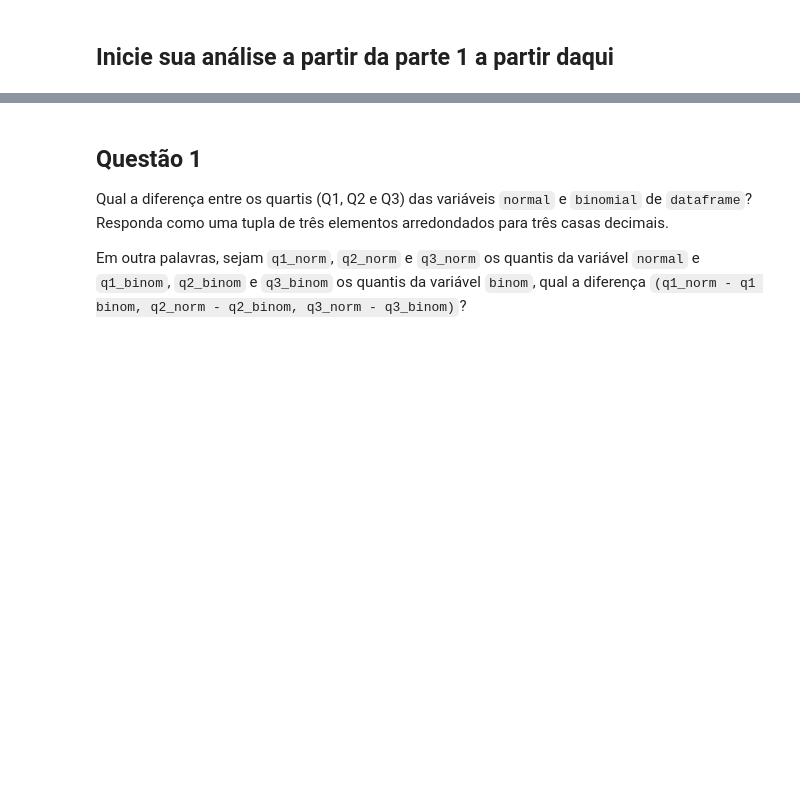
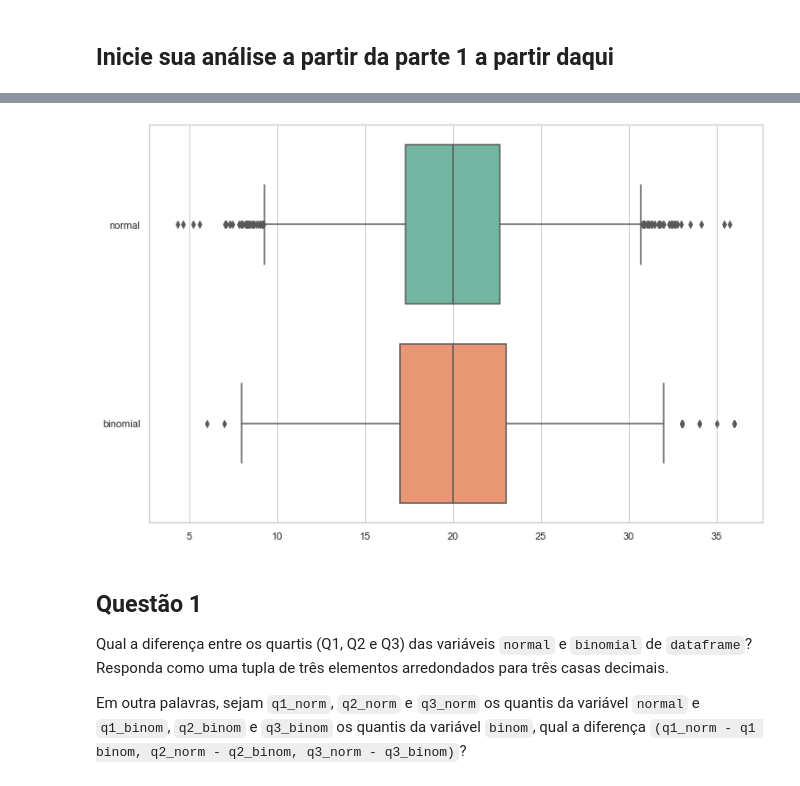
Before and after one commit to taiaraujo/aceleradev_ds, a Jupyter notebook: module-04/main.ipynb, the cells around one changed output, grey strips where cells are left out. Saved outputs shown, nothing was run; the diff lists cells and outputs as text; code cells hidden in the pictures; blank space fills up the shorter version.

```diff
--- a/module-04/main.ipynb
+++ b/module-04/main.ipynb
@@ -58,3 +69,7 @@ df
+# %%
+ax = sns.boxplot(data=df, orient="h", palette="Set2")
+# %% [output]
+[figure, added]
 # %% [markdown]
 ## Questão 1
 
```
Also changed, not shown: parts of 13 cells of this notebook, 7 other files.
